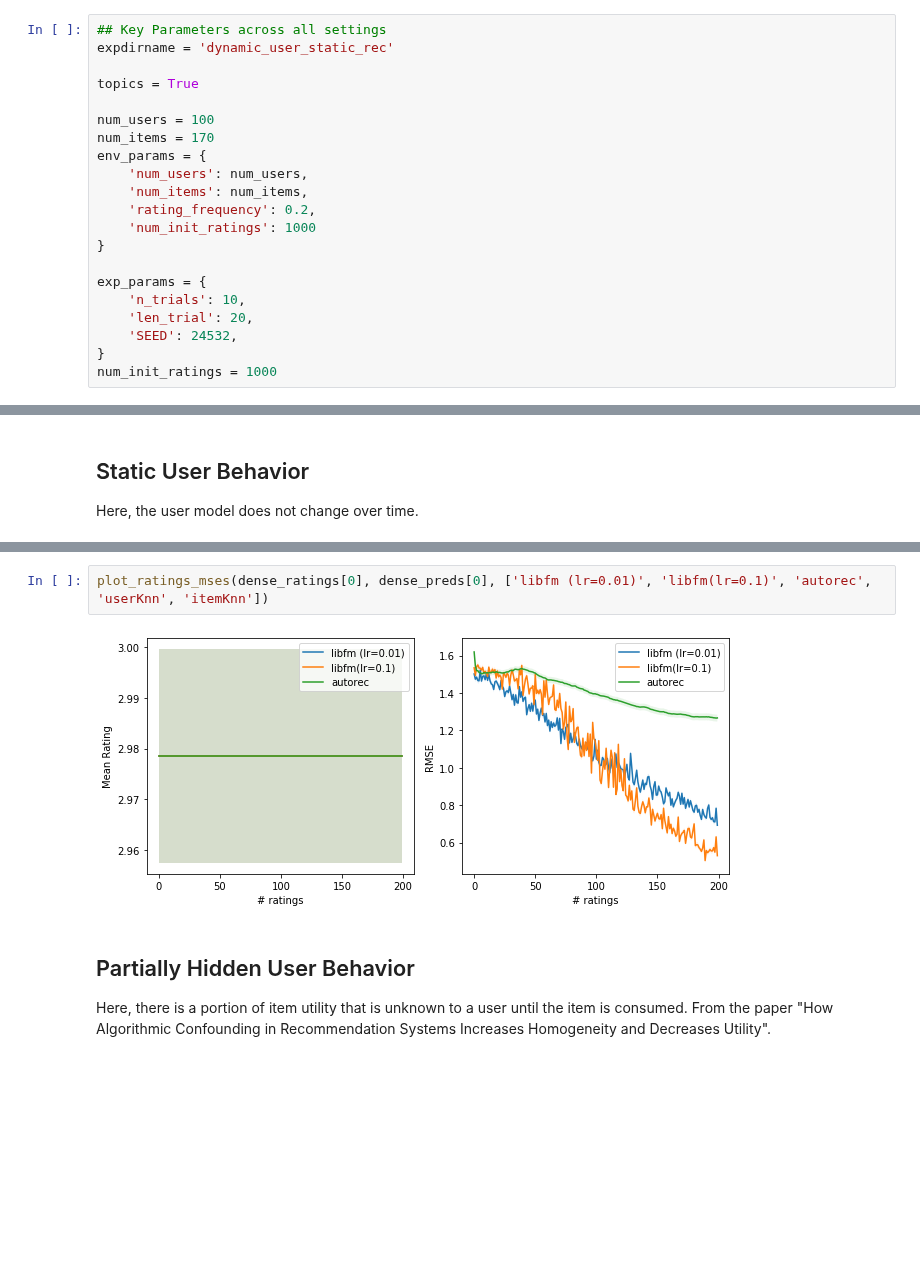
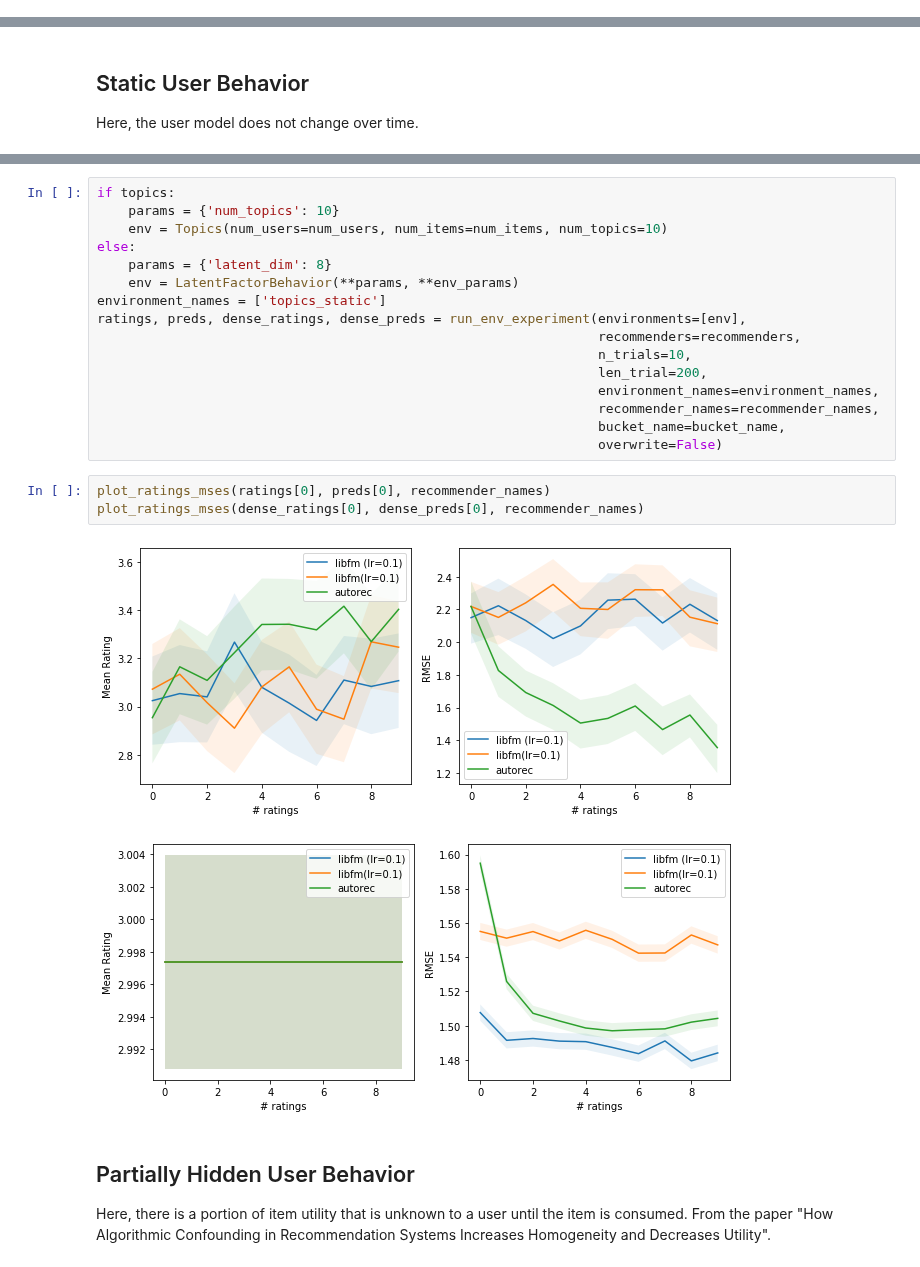
Before and after one commit to berkeley-reclab/RecLab, a Jupyter notebook: experiments/comparison.ipynb, the cells around one changed output, grey strips where cells are left out. Saved outputs shown, nothing was run; the diff lists cells and outputs as text; blank space fills up the shorter version.

```diff
--- a/experiments/comparison.ipynb
+++ b/experiments/comparison.ipynb
@@ -25,24 +22,3 @@ The autoreload extension is already loaded. To reload it, use:
 
 In this notebook, for a fixed level of model and user behavior complexity, we illustrate the effect of different time-varying user behaviors on recommendation system quality.
 Specifically, we evaluate two metrics: observed ratings of recommended items, and predictive accuracy on recommended items. We may also want to look at diversity metrics, or those used in other papers.
-# %%
-## Key Parameters across all settings
-expdirname = 'dynamic_user_static_rec'
-
-topics = True
-
-num_users = 100
-num_items = 170
-env_params = {
-    'num_users': num_users,
-    'num_items': num_items,
-    'rating_frequency': 0.2,
-    'num_init_ratings': 1000
-}
-
-exp_params = {
-    'n_trials': 10,
-    'len_trial': 20,
-    'SEED': 24532,
-}
-num_init_ratings = 1000
@@ -110,7 +65,25 @@ Saving to data/dynamic_user_static_rec/static_2topics.npz
-# %%
-plot_ratings_mses(dense_ratings[0], dense_preds[0], ['libfm (lr=0.01)', 'libfm(lr=0.1)', 'autorec', 'userKnn', 'itemKnn'])
-# %% [output]
-[figure, removed]
+# %%
+if topics:
+    params = {'num_topics': 10}
+    env = Topics(num_users=num_users, num_items=num_items, num_topics=10)
+else:
+    params = {'latent_dim': 8}
+    env = LatentFactorBehavior(**params, **env_params)
+environment_names = ['topics_static']
+ratings, preds, dense_ratings, dense_preds = run_env_experiment(environments=[env],
+                                                                recommenders=recommenders,
+                                                                n_trials=10,
+                                                                len_trial=200,
+                                                                environment_names=environment_names,
+                                                                recommender_names=recommender_names,
+                                                                bucket_name=bucket_name,
+                                                                overwrite=False)
+# %%
+plot_ratings_mses(ratings[0], preds[0], recommender_names)
+plot_ratings_mses(dense_ratings[0], dense_preds[0], recommender_names)
+# %% [output]
+[figure, added]
+[figure, added]
 # %% [markdown]
 ## Partially Hidden User Behavior
 
```
Also changed, not shown: parts of 16 cells of this notebook.
